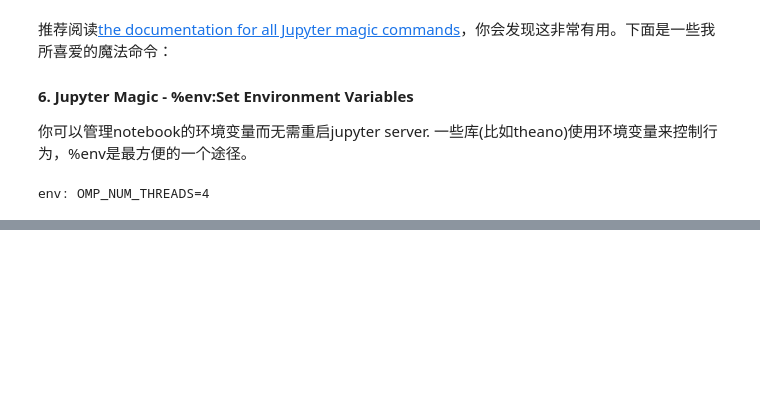
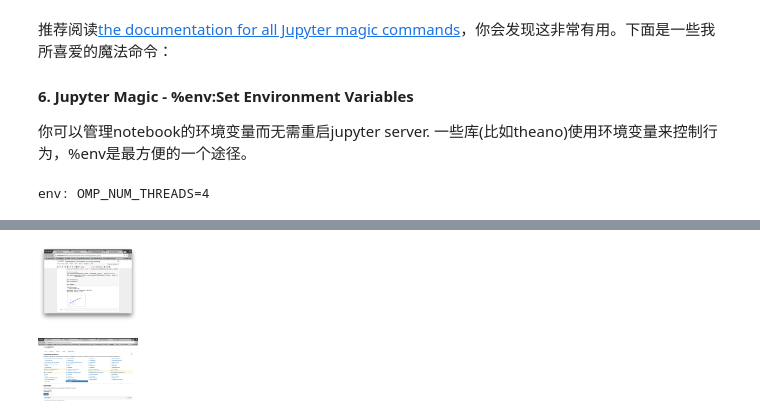
Before and after one commit to liuchengxu/pelican-blog, a Jupyter notebook: content/notebooks/JupyterNotebookTips.ipynb, the cells around one changed output, grey strips where cells are left out. Cells and saved outputs as stored; diff of their text form; code cells hidden in the pictures; blank space fills up the shorter version.

```diff
--- a/content/notebooks/JupyterNotebookTips.ipynb
+++ b/content/notebooks/JupyterNotebookTips.ipynb
@@ -335,0 +366,9 @@ notebook以HTML的方式进行展示，cell的输出也可以是HTML，所以事
+# %%
+import os
+from IPython.display import display, Image
+names = [f for f in os.listdir('../images/') if f.endswith('.png')]
+for name in names[:5]:
+    display(Image('../images/' + name, width=100))
+# %% [output]
+[figure, added]
+[figure, added]
```
Also changed, not shown: parts of 37 cells of this notebook, 23 other files.
